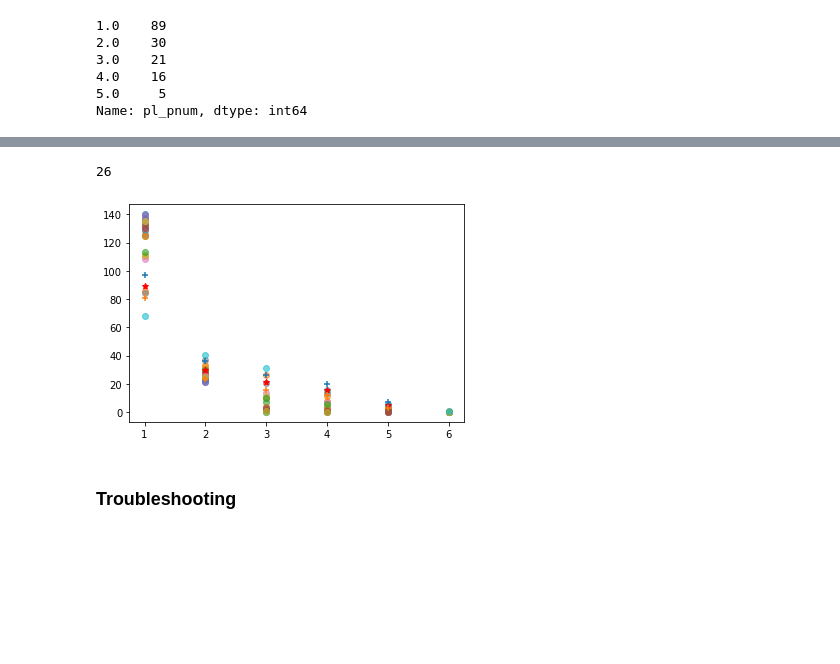
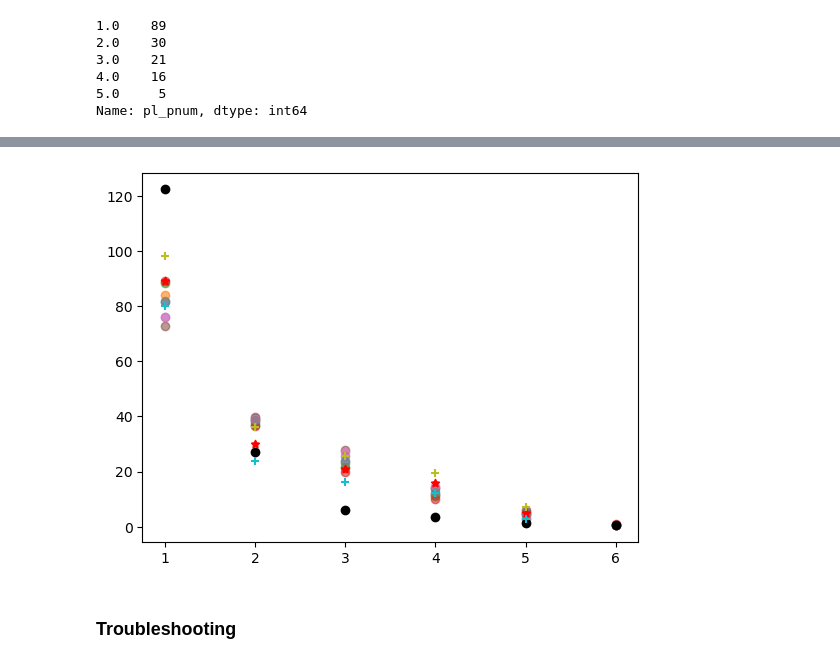
Before and after one commit to exoclam/sculpting, a Jupyter notebook: synthetic-posteriors.ipynb, the cells around one changed output, grey strips where cells are left out. Cells and saved outputs as stored; diff of their text form; code cells hidden in the pictures; blank space fills up the shorter version.

```diff
--- a/synthetic-posteriors.ipynb
+++ b/synthetic-posteriors.ipynb
@@ -1036,15 +1129,15 @@ k
 5.0     5
 Name: pl_pnum, dtype: int64
 # %%
+# zoomed in
 #plt.style.use('default')
 logLs = []
 ms = []
 bs = []
 #for i in range(len(file_names)):
-for i in range(30):
+for i in range(20):
     lam = dfs[i].loc[dfs[i].transit_multiplicity > 0].transit_multiplicity.value_counts() * (161/len(dfs[i].loc[dfs[i].transit_multiplicity > 0]))
     logL = calculate_logL(k, lam)
-    print(logL)
     logLs.append(logL)
     ms.append(dfs[i]['slope'][0])
     bs.append(dfs[i]['y_intercept'][0])
@@ -1052,9 +1145,9 @@ for i in range(30):
 
 lam_control = df_control.loc[df_control.transit_multiplicity > 0].transit_multiplicity.value_counts() * (161/len(df_control.loc[df_control.transit_multiplicity > 0]))
 logL_control = calculate_logL(k, lam_control)
-print(logL_control)
-print(bs)
-print(ms)
+#print(logL_control)
+#print(bs)
+#print(ms)
 
 # plot log likelihood per model
 plt.scatter(ms, bs, c=logLs)
@@ -1149,55 +1162,56 @@ plt.show()
-# %%
-np.argmax(logLs)
-# %% [output]
-26
 # %%
 # plot each model's pre-normalized transit multiplicity distribution, and plot the data
 tmult1 = []
 tmult2 = []
 tmult3 = []
 tmodel3 = []
 tmult4 = []
 tmodel4 = []
 tmult5 = []
 tmodel5 = []
 tmult6 = []
 tmodel6 = []
-for i in range(30):
+for i in range(19):
     #print(dfs[i].loc[dfs[i].transit_multiplicity > 0].transit_multiplicity.value_counts())
-    current = dfs[i].loc[dfs[i].transit_multiplicity > 0].transit_multiplicity.value_counts() * (161/len(dfs[i].loc[dfs[i].transit_multiplicity > 0]))
-    tmult1.append(current[1])
-    tmult2.append(current[2])
-    try:
-        tmult3.append(current[3])
-        tmodel3.append(i)
-    except:
-        pass
-    try:
-        tmult4.append(current[4])
-        tmodel4.append(i)
-    except:
-        pass
-    try:
-        tmult5.append(current[5])
-        tmodel5.append(i)
-    except:
-        pass
-    try:
-        tmult6.append(current[6])
-        tmodel6.append(i)
-    except:
-        pass
-    plt.scatter(current.index, current, alpha=0.6)
+    if dfs[i].slope[0] < 0.125:
+        if dfs[i].y_intercept[0] > 0.5:
+            current = dfs[i].loc[dfs[i].transit_multiplicity > 0].transit_multiplicity.value_counts() * (161/len(dfs[i].loc[dfs[i].transit_multiplicity > 0]))
+            tmult1.append(current[1])
+            tmult2.append(current[2])
+            try:
+                tmult3.append(current[3])
+                tmodel3.append(i)
+            except:
+                pass
+            try:
+                tmult4.append(current[4])
+                tmodel4.append(i)
+            except:
+                pass
+            try:
+                tmult5.append(current[5])
+                tmodel5.append(i)
+            except:
+                pass
+            try:
+                tmult6.append(current[6])
+                tmodel6.append(i)
+            except:
+                pass
+            plt.scatter(current.index, current, alpha=0.6)
+
+current_control = df_control.loc[df_control.transit_multiplicity > 0].transit_multiplicity.value_counts() * (161/len(df_control.loc[df_control.transit_multiplicity > 0]))
+plt.scatter(current_control.index, current_control, color='k')
 
 plt.scatter(np.arange(6)[1:], k, marker=(5, 1), color='r')
-plt.scatter(np.arange(7)[1:], k+np.sqrt(current), marker='+')
-plt.scatter(np.arange(7)[1:], k-np.sqrt(current), marker='+')
+plt.scatter(np.arange(6)[1:], k+np.sqrt(current), marker='+')
+plt.scatter(np.arange(6)[1:], k-np.sqrt(current), marker='+')
 
 # double check first model
 #plt.scatter(dfs[0].loc[dfs[0].transit_multiplicity > 0].transit_multiplicity.value_counts().index,
 #            dfs[0].loc[dfs[0].transit_multiplicity > 0].transit_multiplicity.value_counts(),
 #            color='k', marker='+')
 #plt.ylim([0, 800])
 plt.show()
 # %% [output]
-[figure, old version]
+[figure, new version]
```
Also changed, not shown: parts of 11 cells of this notebook.
